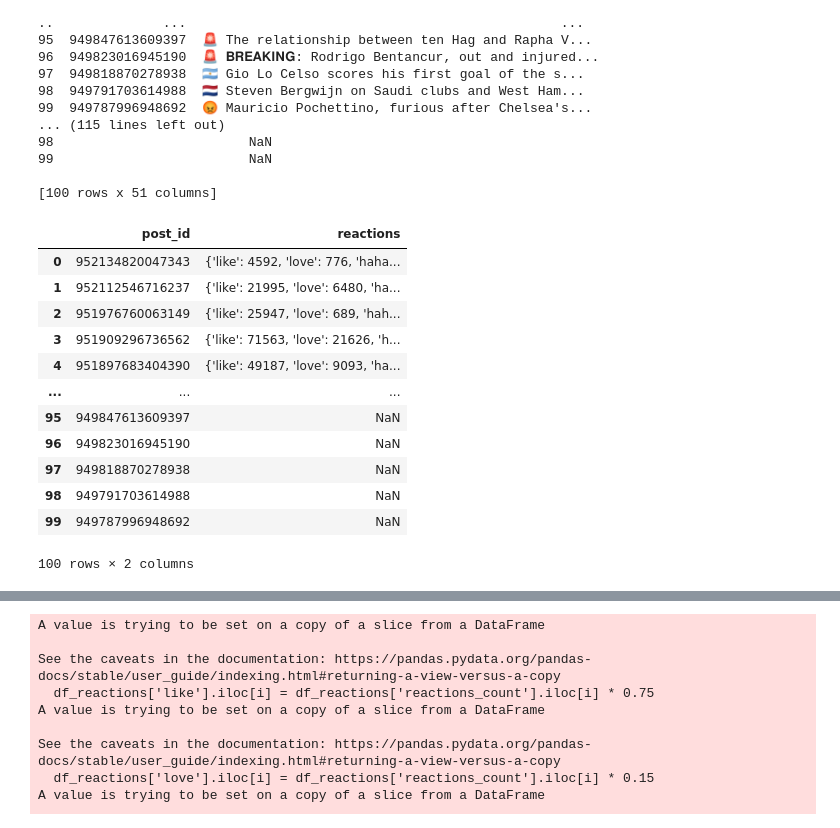
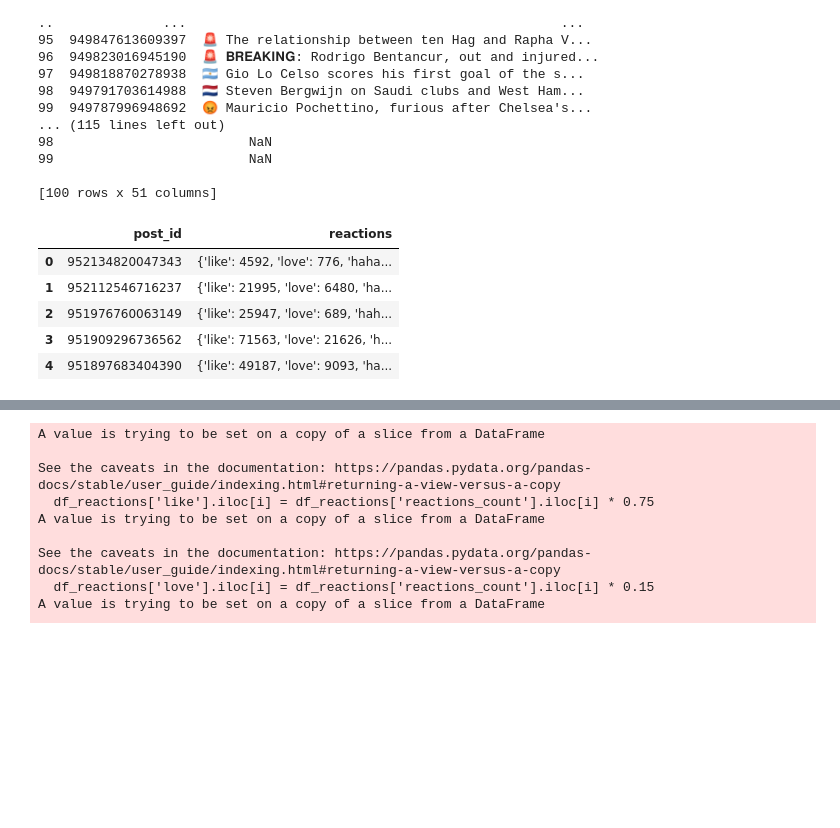
Before and after one commit to phulocnguyen/Facebook-Data-Analysis, a Jupyter notebook: Prediction.ipynb, the cells around one changed output, grey strips where cells are left out. Saved outputs shown, nothing was run; the diff lists cells and outputs as text; code cells hidden in the pictures; blank space fills up the shorter version.

```diff
--- a/Prediction.ipynb
+++ b/Prediction.ipynb
@@ -23,0 +13,3 @@ raw_df
+# %%
+pd.set_option('display.max_columns', None)
+raw_df['comments_full'].iloc[0]
@@ -54,21 +48,14 @@ print(df)
 
 [100 rows x 51 columns]
 # %%
-df[['post_id', 'reactions']]
+df[['post_id', 'reactions']].head()
 # %% [output]
 |  | post_id | reactions |
 | 0 | 952134820047343 | {'like': 4592, 'love': 776, 'haha... |
 | 1 | 952112546716237 | {'like': 21995, 'love': 6480, 'ha... |
 | 2 | 951976760063149 | {'like': 25947, 'love': 689, 'hah... |
 | 3 | 951909296736562 | {'like': 71563, 'love': 21626, 'h... |
 | 4 | 951897683404390 | {'like': 49187, 'love': 9093, 'ha... |
-| ... | ... | ... |
-| 95 | 949847613609397 | NaN |
-| 96 | 949823016945190 | NaN |
-| 97 | 949818870278938 | NaN |
-| 98 | 949791703614988 | NaN |
-| 99 | 949787996948692 | NaN |
-100 rows × 2 columns
 # %%
 df['reactions'] = df['reactions'].apply(lambda x: eval(x) if isinstance(x, str) else x)
 df_reactions = df['reactions'].apply(pd.Series)
```
Also changed, not shown: parts of 15 cells of this notebook, 2 other files.
